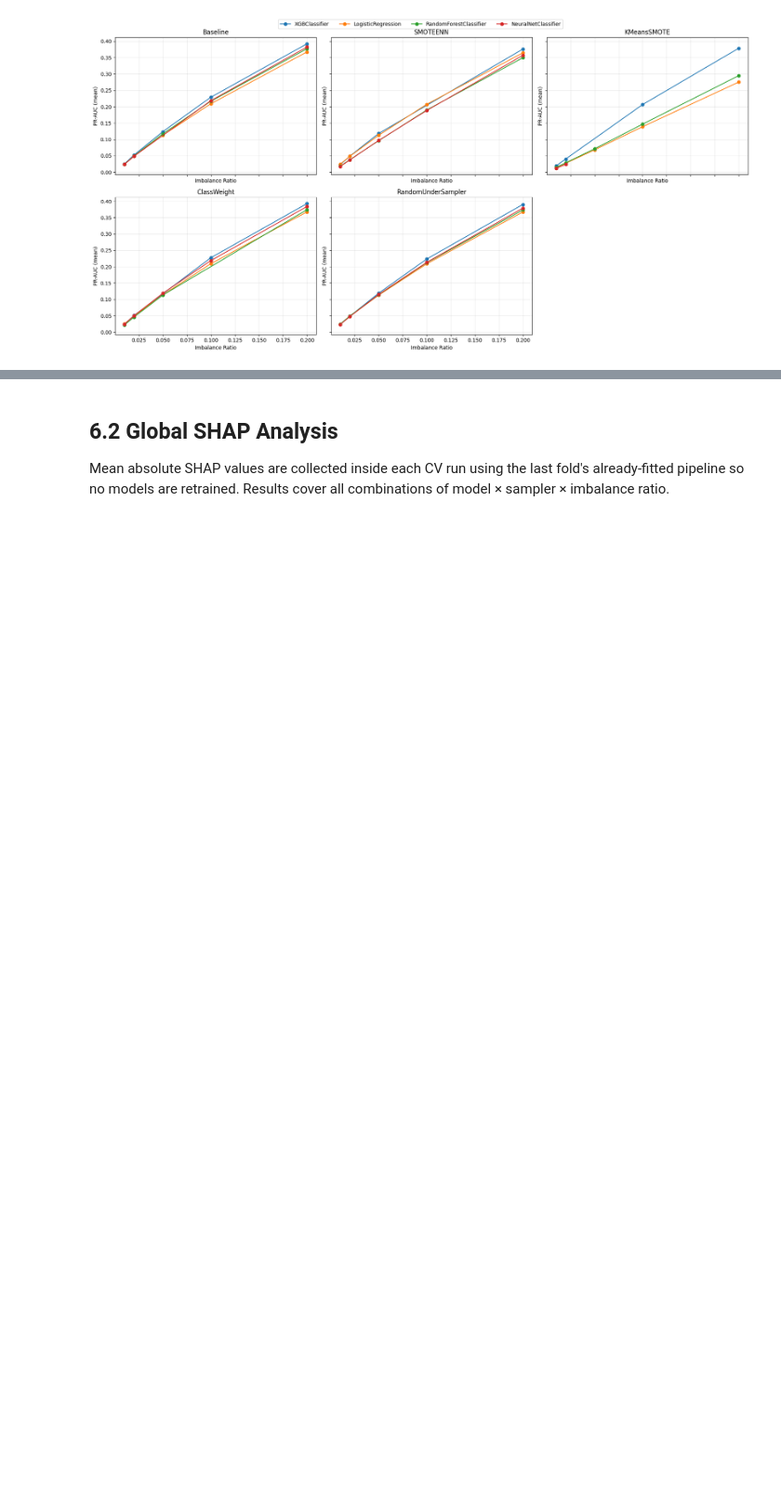
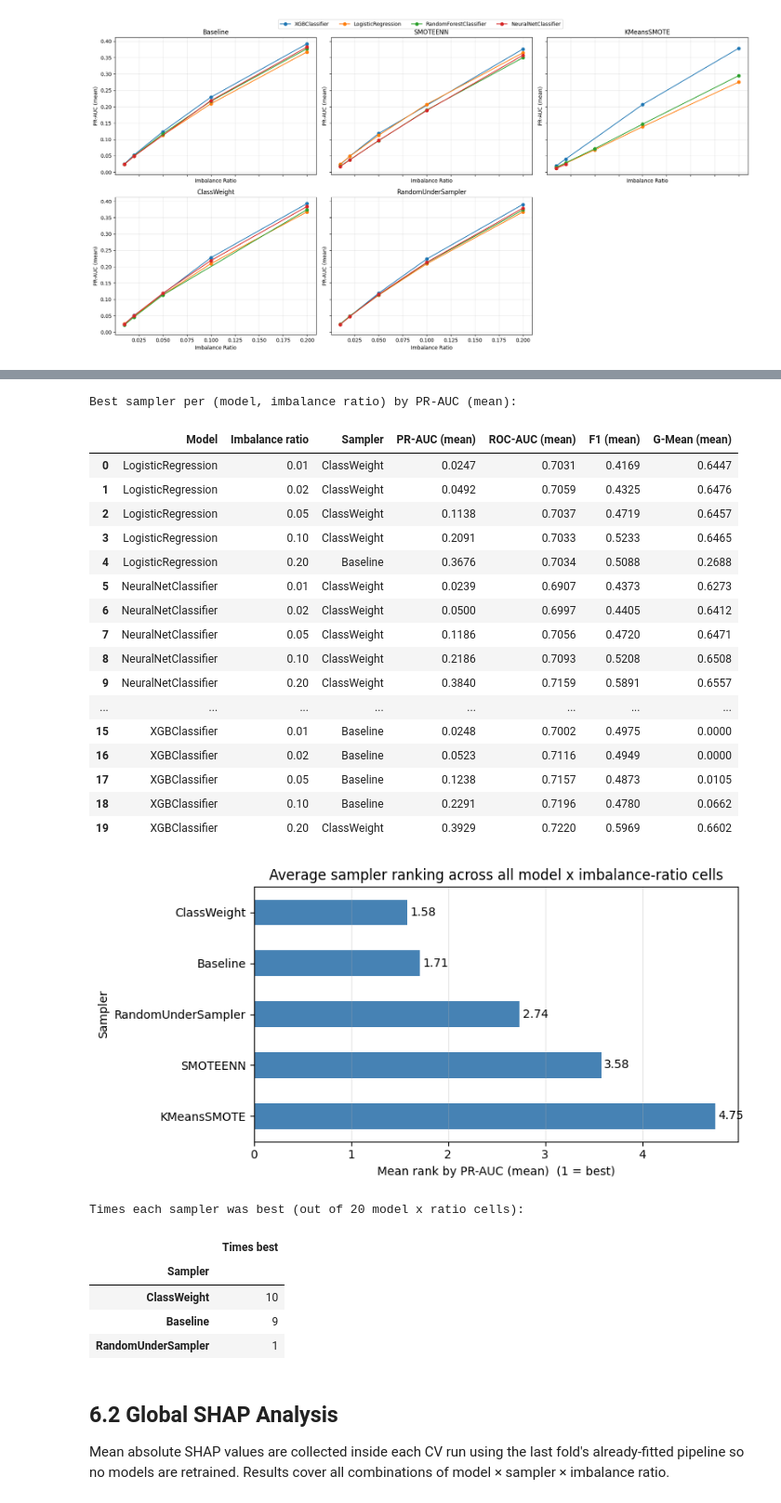
Before and after one commit to TimAngevare/Adversarial-Attacks-on-Class-Imbalanced-Lending-Default-Models, a Jupyter notebook: Notebook_Final_V1.ipynb, the cells around one changed output, grey strips where cells are left out. Shown at 93% size. Saved outputs shown, nothing was run; the diff lists cells and outputs as text; code cells hidden in the pictures; blank space fills up the shorter version.

```diff
--- a/Notebook_Final_V1.ipynb
+++ b/Notebook_Final_V1.ipynb
@@ -1974,3 +1980,66 @@ plt.show()
+# %%
+from IPython.display import display
+
+ir_col      = "Imbalance ratio"
+rank_metric = "PR-AUC (mean)"
+
+# Best sampler for every (model, imbalance ratio) cell
+show_cols = ["Model", ir_col, "Sampler", rank_metric,
+             "ROC-AUC (mean)", "F1 (mean)", "G-Mean (mean)"]
+show_cols = [c for c in show_cols if c in model_results.columns]
+best_idx  = model_results.groupby(["Model", ir_col])[rank_metric].idxmax()
+best = (model_results.loc[best_idx, show_cols]
+        .sort_values(["Model", ir_col]).reset_index(drop=True))
+
+print(f"Best sampler per (model, imbalance ratio) by {rank_metric}:")
+display(best.round(4))
+
+# Mean rank of each sampler within every (model, imbalance-ratio) group (1 = best)
+mr = model_results.copy()
+mr["_rank"] = (mr.groupby(["Model", ir_col])[rank_metric]
+               .rank(ascending=False, method="average"))
+sampler_rank = mr.groupby("Sampler")["_rank"].mean().sort_values()
+
+fig, ax = plt.subplots(figsize=(8, 4))
+sampler_rank.iloc[::-1].plot(kind="barh", ax=ax, color="steelblue")
+ax.set_xlabel(f"Mean rank by {rank_metric}  (1 = best)")
+ax.set_title("Average sampler ranking across all model x imbalance-ratio cells")
+for i, v in enumerate(sampler_rank.iloc[::-1].values):
+    ax.text(v + 0.03, i, f"{v:.2f}", va="center")
+ax.grid(True, axis="x", alpha=0.3)
+fig.tight_layout()
+plt.show()
+
+# How often each sampler was the top performer
+win = best["Sampler"].value_counts().to_frame("Times best")
+print(f"Times each sampler was best (out of {len(best)} model x ratio cells):")
+display(win)
+# %% [output]
+Best sampler per (model, imbalance ratio) by PR-AUC (mean):
+|  | Model | Imbalance ratio | Sampler | PR-AUC (mean) | ROC-AUC (mean) | F1 (mean) | G-Mean (mean) |
+| 0 | LogisticRegression | 0.01 | ClassWeight | 0.0247 | 0.7031 | 0.4169 | 0.6447 |
+| 1 | LogisticRegression | 0.02 | ClassWeight | 0.0492 | 0.7059 | 0.4325 | 0.6476 |
+| 2 | LogisticRegression | 0.05 | ClassWeight | 0.1138 | 0.7037 | 0.4719 | 0.6457 |
+| 3 | LogisticRegression | 0.10 | ClassWeight | 0.2091 | 0.7033 | 0.5233 | 0.6465 |
+| 4 | LogisticRegression | 0.20 | Baseline | 0.3676 | 0.7034 | 0.5088 | 0.2688 |
+| 5 | NeuralNetClassifier | 0.01 | ClassWeight | 0.0239 | 0.6907 | 0.4373 | 0.6273 |
+| 6 | NeuralNetClassifier | 0.02 | ClassWeight | 0.0500 | 0.6997 | 0.4405 | 0.6412 |
+| 7 | NeuralNetClassifier | 0.05 | ClassWeight | 0.1186 | 0.7056 | 0.4720 | 0.6471 |
+| 8 | NeuralNetClassifier | 0.10 | ClassWeight | 0.2186 | 0.7093 | 0.5208 | 0.6508 |
+| 9 | NeuralNetClassifier | 0.20 | ClassWeight | 0.3840 | 0.7159 | 0.5891 | 0.6557 |
+| ... | ... | ... | ... | ... | ... | ... | ... |
+| 15 | XGBClassifier | 0.01 | Baseline | 0.0248 | 0.7002 | 0.4975 | 0.0000 |
+| 16 | XGBClassifier | 0.02 | Baseline | 0.0523 | 0.7116 | 0.4949 | 0.0000 |
+| 17 | XGBClassifier | 0.05 | Baseline | 0.1238 | 0.7157 | 0.4873 | 0.0105 |
+| 18 | XGBClassifier | 0.10 | Baseline | 0.2291 | 0.7196 | 0.4780 | 0.0662 |
+| 19 | XGBClassifier | 0.20 | ClassWeight | 0.3929 | 0.7220 | 0.5969 | 0.6602 |
+[figure, added]
+Times each sampler was best (out of 20 model x ratio cells):
+|  | Times best |
+| Sampler |  |
+| ClassWeight | 10 |
+| Baseline | 9 |
+| RandomUnderSampler | 1 |
 # %% [markdown]
 ## 6.2 Global SHAP Analysis
 
```
Also changed, not shown: parts of 36 cells of this notebook, 19 other files.
